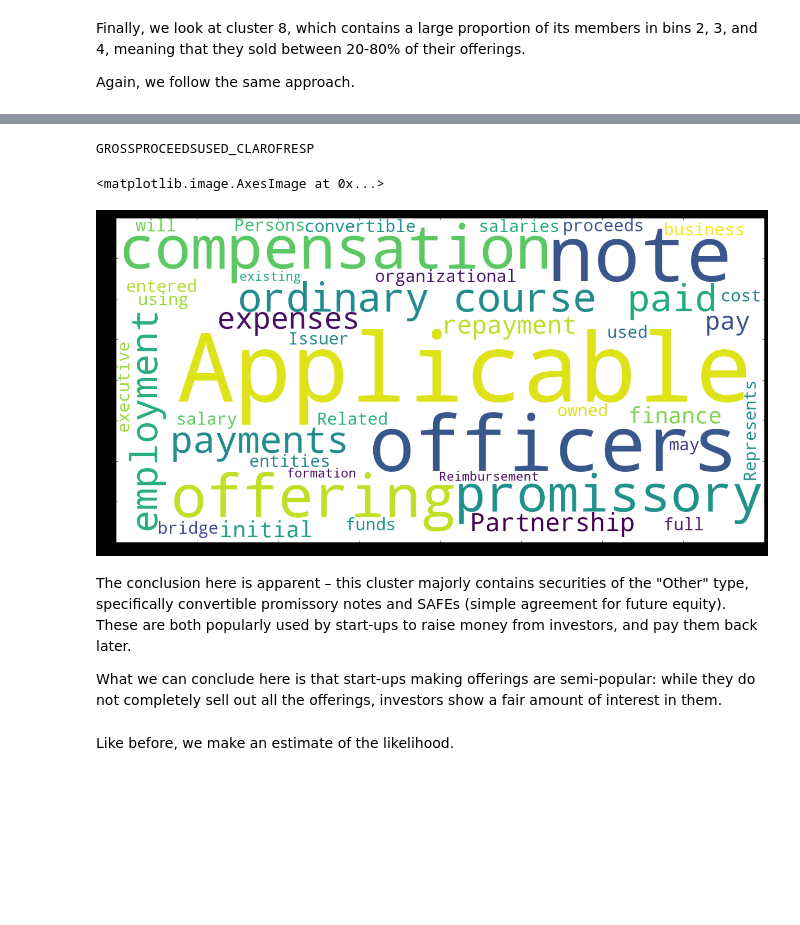
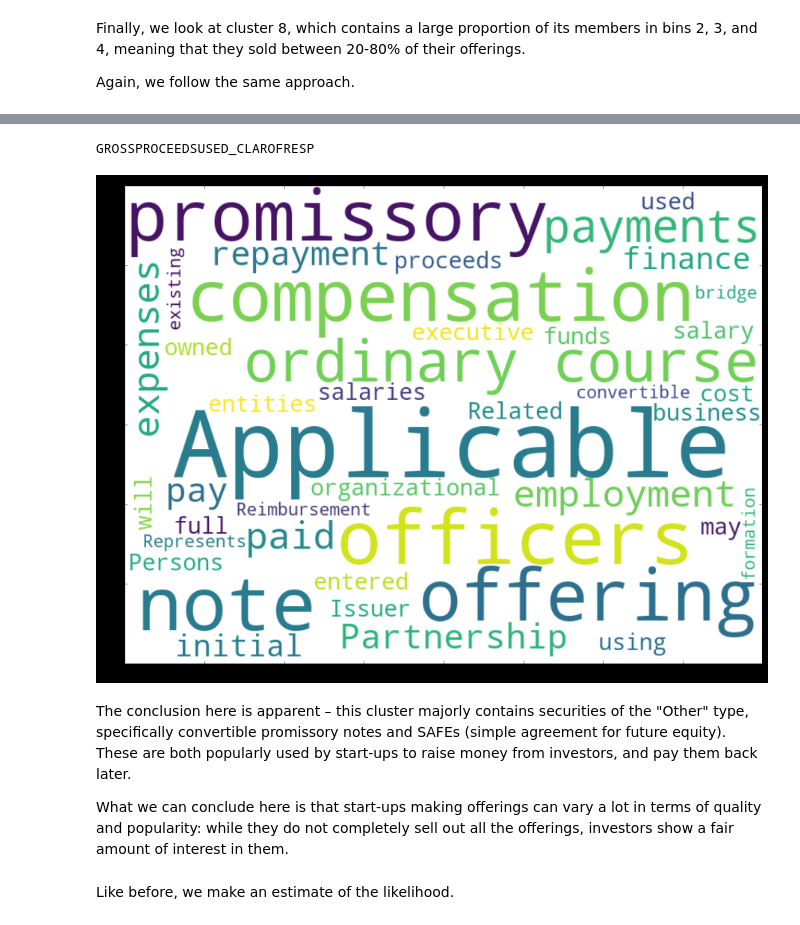
Before and after one commit to uday-31/Analyzing-Form-D-Submissions, a Jupyter notebook: Financial Data Science II Final Project.ipynb, the cells around one changed output, grey strips where cells are left out. Drawn from its saved outputs; the diff is of its cells as text; code cells hidden in the pictures; blank space fills up the shorter version.

Commit message:
analysis 1 – update plots and notebook; finalize

```diff
--- a/Financial Data Science II Final Project.ipynb
+++ b/Financial Data Science II Final Project.ipynb
@@ -712,19 +712,18 @@ The Company completed an offering of Convertible Notes.
 Convertible Promissory Note and the shares issuable on conversion
 Debt convertible into equity.
 # %%
-wordcloud = WordCloud(background_color="white",width=1600, height=800,collocations=2,relative_scaling=0.2).generate(' '.join(df[text_cols].iloc[idx].GROSSPROCEEDSUSED_CLAROFRESP.tolist()))
+wordcloud = WordCloud(background_color="white",width=800, height=600,collocations=2,relative_scaling=0.2).generate(' '.join(df[text_cols].iloc[idx].GROSSPROCEEDSUSED_CLAROFRESP.tolist()))
 plt.figure( figsize=(20,10), facecolor='k')
 print('GROSSPROCEEDSUSED_CLAROFRESP')
 plt.imshow(wordcloud)
 plt.style.use('seaborn')
 # %% [output]
 GROSSPROCEEDSUSED_CLAROFRESP
-<matplotlib.image.AxesImage at 0x...>
-[figure, old version]
+[figure, new version]
 # %% [markdown]
 The conclusion here is apparent – this cluster majorly contains securities of the "Other" type, specifically convertible promissory notes and SAFEs (simple agreement for future equity). These are both popularly used by start-ups to raise money from investors, and pay them back later.
 
-What we can conclude here is that start-ups making offerings are semi-popular: while they do not completely sell out all the offerings, investors show a fair amount of interest in them.
+What we can conclude here is that start-ups making offerings can vary a lot in terms of quality and popularity: while they do not completely sell out all the offerings, investors show a fair amount of interest in them.
 # %% [markdown]
 Like before, we make an estimate of the likelihood.
 # %%
```
Also changed, not shown: parts of 1 cell of this notebook, 1 other file.
